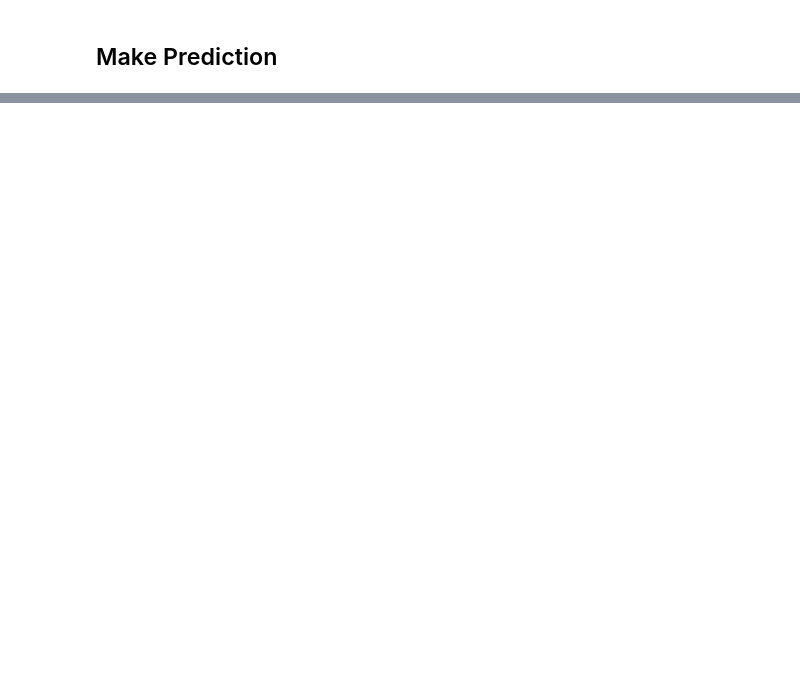
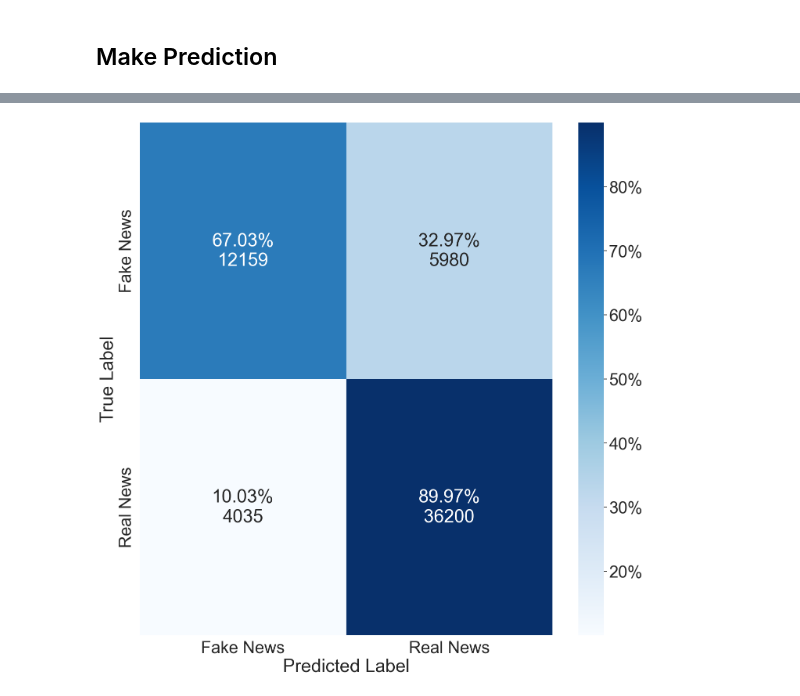
Before and after one commit to xid-er/Fake-News-Detection, a Jupyter notebook: src/simple_model.ipynb, the cells around one changed output, grey strips where cells are left out. Cells and saved outputs as stored; diff of their text form; code cells hidden in the pictures; blank space fills up the shorter version.

```diff
--- a/src/simple_model.ipynb
+++ b/src/simple_model.ipynb
@@ -9,0 +67,3 @@ def evaluation_summary(description, true_labels, predictions):
+# %%
+X_test = X_test.drop('article_id', axis=1)
+X_test.head()
@@ -10,2 +77,4 @@ def evaluation_summary(description, true_labels, predictions):
+# %%
+test_text = X_test['text']
 # %%
 # Get features for TF-IDF
@@ -45,0 +119,10 @@ print(predicted_label)
+# %%
+static_path = os.path.join('web', 'fnews', 'static')
+
+model_path = os.path.join(static_path, 'models', 'simple_model.sav')
+preprocessing_path = os.path.join(static_path, 'preprocessing', 'tfidf_vectorizer.sav')
+
+model = pickle.load(open(model_path, "rb"))
+preprocessing = pickle.load(open(preprocessing_path, "rb"))
+
+test_features = preprocessing.transform(test_text)
@@ -45,0 +156,2 @@ print(predicted_label)
+# %%
+lrtfidf_test = model.predict(test_features)
@@ -45,0 +194,58 @@ print(predicted_label)
+# %%
+# Retrieved from https://gist.github.com/mesquita/f6beffcc2579c6f3a97c9d93e278a9f1
+
+from matplotlib.ticker import PercentFormatter
+import matplotlib.pyplot as plt
+import seaborn as sns
+from sklearn.metrics import confusion_matrix
+
+def cm_analysis(y_true, y_pred, filename, labels, classes, ymap=None, figsize=(17,17)):
+    """
+    Generate matrix plot of confusion matrix with pretty annotations.
+    The plot image is saved to disk.
+    args:
+      y_true:    true label of the data, with shape (nsamples,)
+      y_pred:    prediction of the data, with shape (nsamples,)
+      filename:  filename of figure file to save
+      labels:    string array, name the order of class labels in the confusion matrix.
+                 use `clf.classes_` if using scikit-learn models.
+                 with shape (nclass,).
+      classes:   aliases for the labels. String array to be shown in the cm plot.
+      ymap:      dict: any -> string, length == nclass.
+                 if not None, map the labels & ys to more understandable strings.
+                 Caution: original y_true, y_pred and labels must align.
+      figsize:   the size of the figure plotted.
+    """
+    sns.set(font_scale=2.8)
+
+    if ymap is not None:
+        y_pred = [ymap[yi] for yi in y_pred]
+        y_true = [ymap[yi] for yi in y_true]
+        labels = [ymap[yi] for yi in labels]
+    cm = confusion_matrix(y_true, y_pred, labels=labels)
+    cm_sum = np.sum(cm, axis=1, keepdims=True)
+    cm_perc = cm / cm_sum.astype(float) * 100
+    annot = np.empty_like(cm).astype(str)
+    nrows, ncols = cm.shape
+    for i in range(nrows):
+        for j in range(ncols):
+            c = cm[i, j]
+            p = cm_perc[i, j]
+            annot[i, j] = '%.2f%%\n%d' % (p, c)
+    cm = confusion_matrix(y_true, y_pred, labels=labels, normalize='true')
+    cm = pd.DataFrame(cm, index=labels, columns=labels)
+    cm = cm * 100
+    cm.index.name = 'True Label'
+    cm.columns.name = 'Predicted Label'
+    fig, ax = plt.subplots(figsize=figsize)
+    plt.yticks(va='center')
+
+    sns.heatmap(cm, annot=annot, fmt='', ax=ax, xticklabels=classes, cbar=True, cbar_kws={'format':PercentFormatter()}, yticklabels=classes, cmap="Blues")
+    plt.savefig(filename,  bbox_inches='tight')
+
+y_true = y_test
+y_pred = lrtfidf_test
+
+cm_analysis(y_true, y_pred, "conf.png", [0, 1], ["Fake News", "Real News"])
+# %% [output]
+[figure, added]
```
Also changed, not shown: parts of 10 cells of this notebook, 15 other files.
